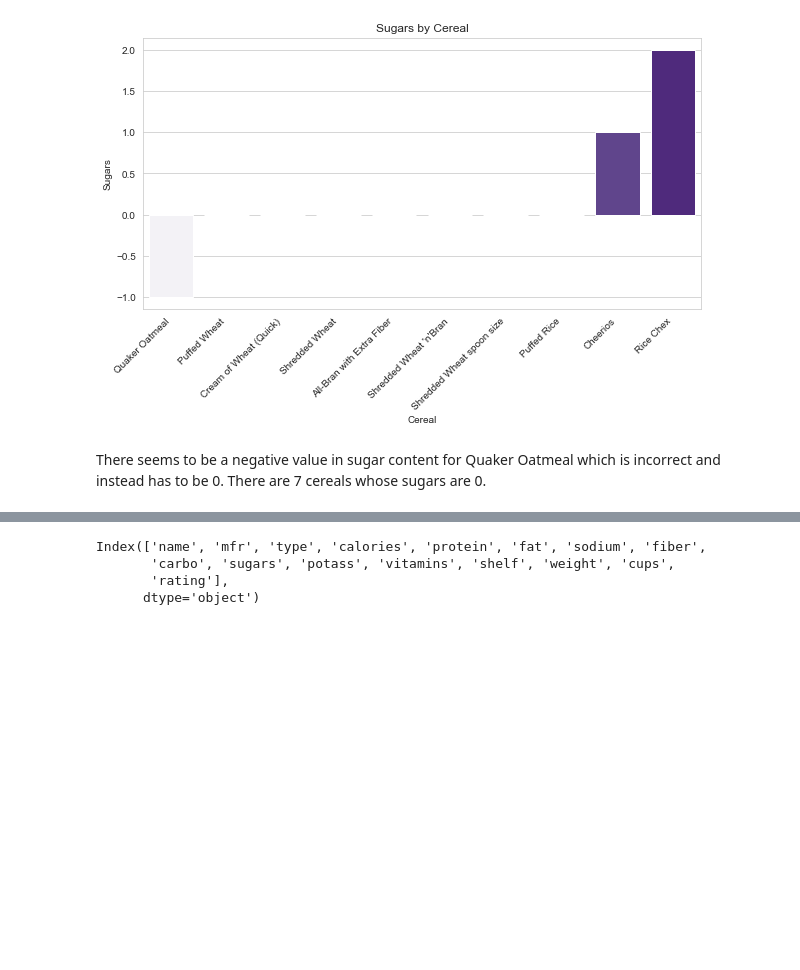
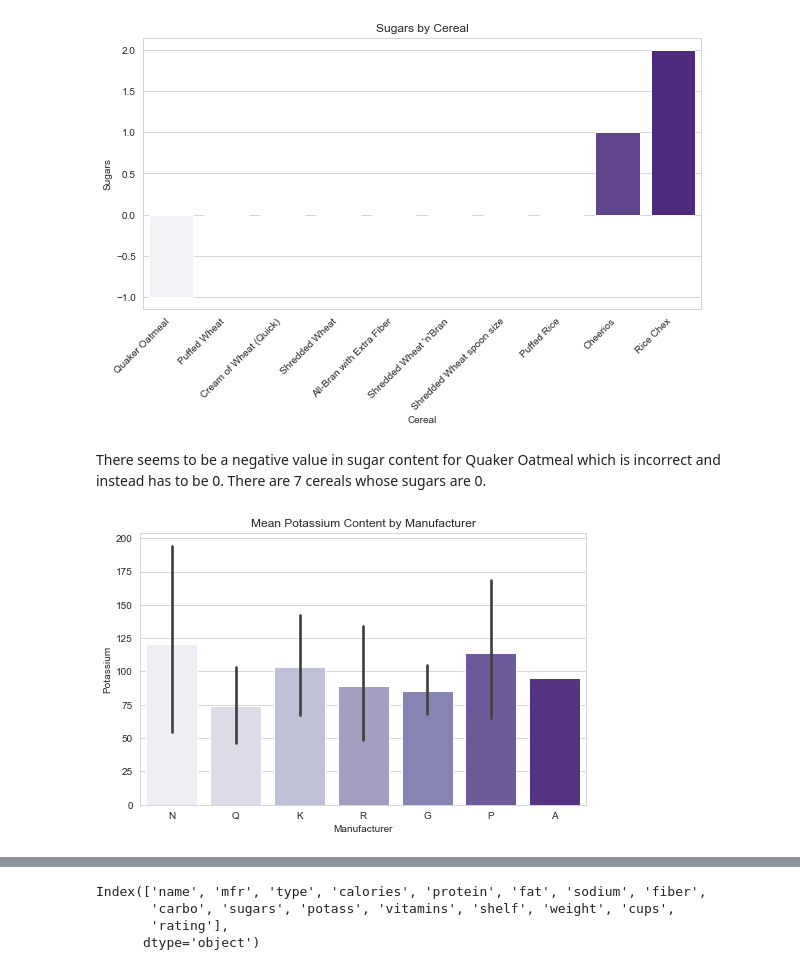
Before and after one commit to ayg15/cereals, a Jupyter notebook: Cereals EDA.ipynb, the cells around one changed output, grey strips where cells are left out. Drawn from its saved outputs; the diff is of its cells as text; code cells hidden in the pictures; blank space fills up the shorter version.

```diff
--- a/Cereals EDA.ipynb
+++ b/Cereals EDA.ipynb
@@ -572,3 +613,16 @@ plt.show()
 [figure]
 # %% [markdown]
 There seems to be a negative value in sugar content for Quaker Oatmeal which is incorrect and instead has to be 0. There are 7 cereals whose sugars are 0.
+# %%
+plt.figure(figsize = (8,5))
+sns.barplot(data = cereals_df,
+            x = 'mfr',
+            y = 'potass',
+            palette = 'Purples')
+
+plt.xlabel('Manufacturer')
+plt.ylabel('Potassium')
+plt.title('Mean Potassium Content by Manufacturer')
+plt.show()
+# %% [output]
+[figure, added]
```
Also changed, not shown: parts of 33 cells of this notebook.
